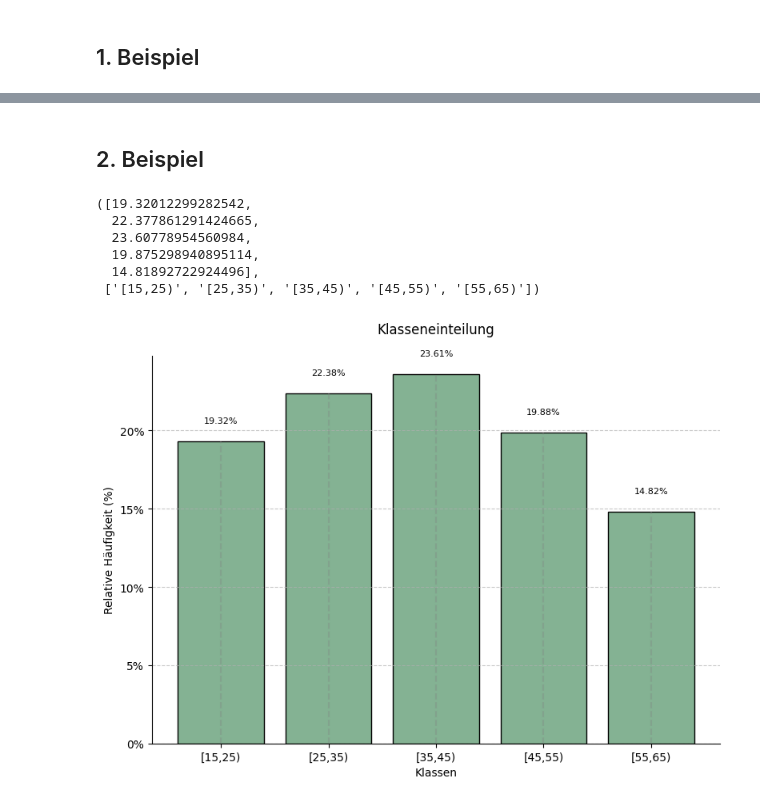
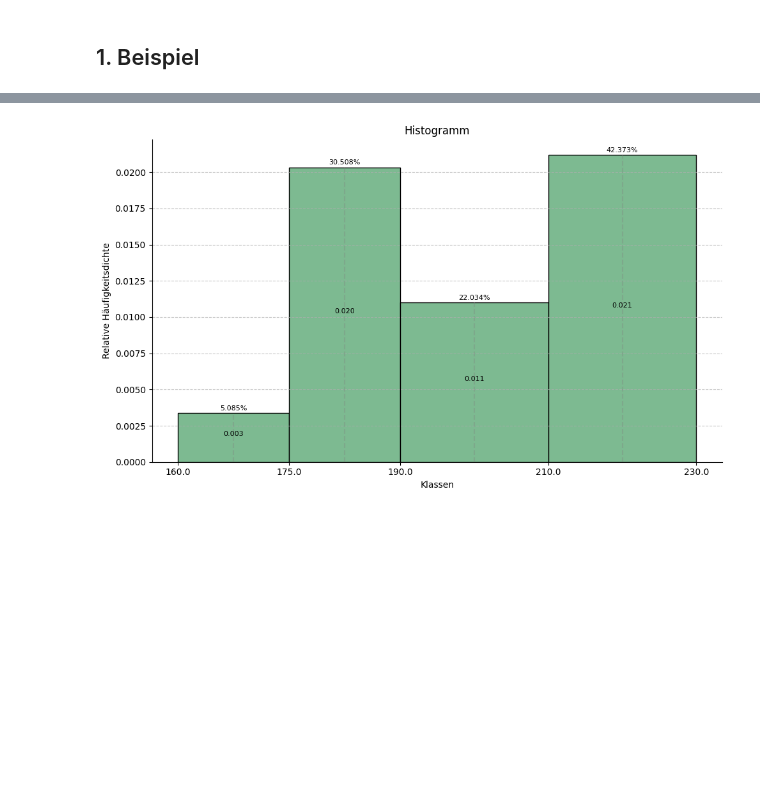
Before and after one commit to StatsTeam/statistik, a Jupyter notebook: tools/Histogramm/histogramm.ipynb, the cells around one changed output, grey strips where cells are left out. Drawn from its saved outputs; the diff is of its cells as text; code cells hidden in the pictures; blank space fills up the shorter version.

Commit message:
fix: add correct histogram version

```diff
--- a/tools/Histogramm/histogramm.ipynb
+++ b/tools/Histogramm/histogramm.ipynb
@@ -168,17 +144,11 @@ hist, class_centers = create_histogram(data=data, class_edges=class_edges)
-# %% [markdown]
-## 2. Beispiel
-# %%
-frequency_table = {
-    "Absolute Häufigkeit": [2262, 2620, 2764, 2327, 1735],
-    "Klassen": ["[15,25)", "[25,35)", "[35,45)", "[45,55)", "[55,65)" ]
-}
-
-create_histogram(frequency_table=frequency_table, relative=True, title="Klasseneinteilung")
-# %% [output]
-([19.32012299282542,
-  22.377861291424665,
-  23.60778954560984,
-  19.875298940895114,
-  14.81892722924496],
- ['[15,25)', '[25,35)', '[35,45)', '[45,55)', '[55,65)'])
-[figure, removed]
+# %%
+# Beispiel für die Verwendung
+frequency_table = {
+    "Absolute Häufigkeit": [3, 18, 13, 25],
+    "Klassen": ["[160; 175)", "[175; 190)", "[190; 210)", "[210; 230)"]
+}
+
+# Aufruf der Funktion, um relative Häufigkeitsdichte darzustellen
+histogram(frequency_table=frequency_table, rel_frequency=True, density=True, on_bin_txt_space=0.0001)
+# %% [output]
+[figure, added]
```
Also changed, not shown: parts of 5 cells of this notebook, 1 other file.
